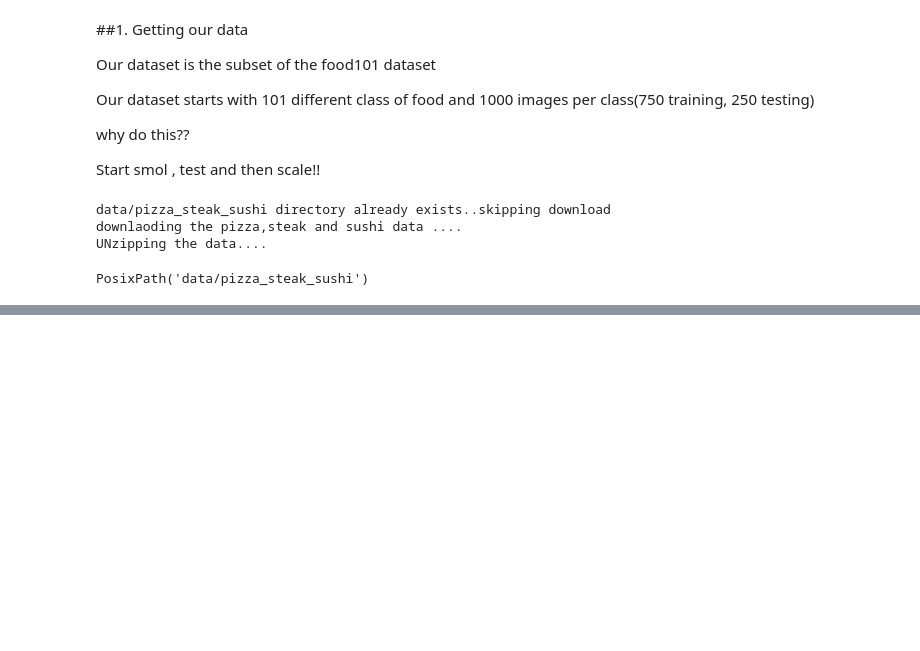
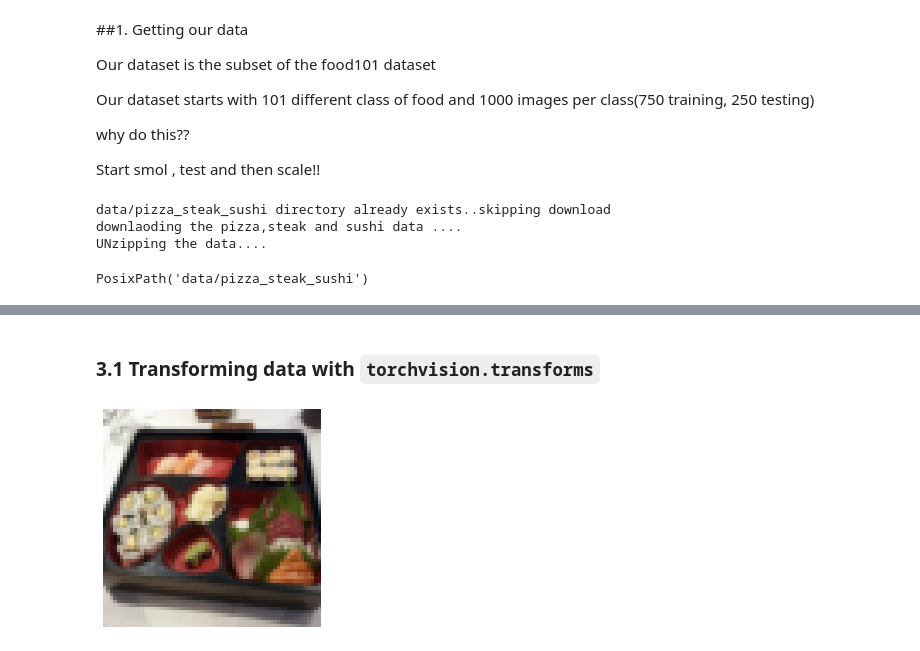
Before and after one commit to MananShukla7/Pytorch-CV, a Jupyter notebook: 05_Custom_Datasets_Pytorch.ipynb, the cells around one changed output, grey strips where cells are left out. Drawn from its saved outputs; the diff is of its cells as text; code cells hidden in the pictures; blank space fills up the shorter version.

Commit message:
Completed till transforms

```diff
--- a/05_Custom_Datasets_Pytorch.ipynb
+++ b/05_Custom_Datasets_Pytorch.ipynb
@@ -60,0 +195,23 @@ PosixPath('data/pizza_steak_sushi')
+# %% [markdown]
+### 3.1 Transforming data with `torchvision.transforms`
+# %%
+#Write a transform
+data_transform=transforms.Compose([
+    #Resize our img
+    transforms.Resize(size=(64,64)),
+    #Flip the image randomly on the horizontal
+    transforms.RandomHorizontalFlip(p=0.5),
+    #Transform the img to tensor
+    transforms.ToTensor()
+])
+# %%
+imgg=F.to_pil_image(x)
+# %%
+new_img=data_transform(imgg)
+# %%
+# y=new_img.numpy().squeeze()
+# y.shape
+plt.imshow(new_img.permute(1,2,0));
+plt.axis(False);
+# %% [output]
+[figure, added]
```
Also changed, not shown: parts of 15 cells of this notebook.
